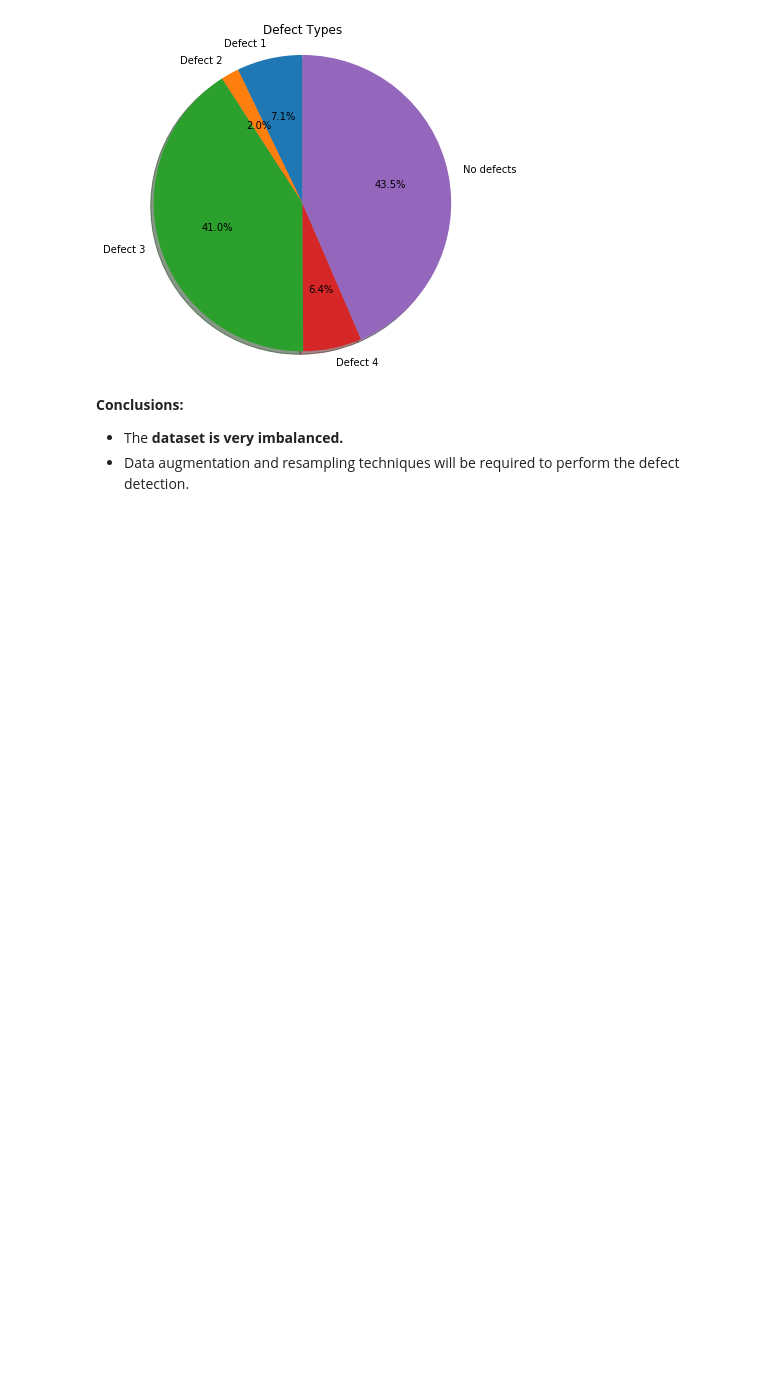
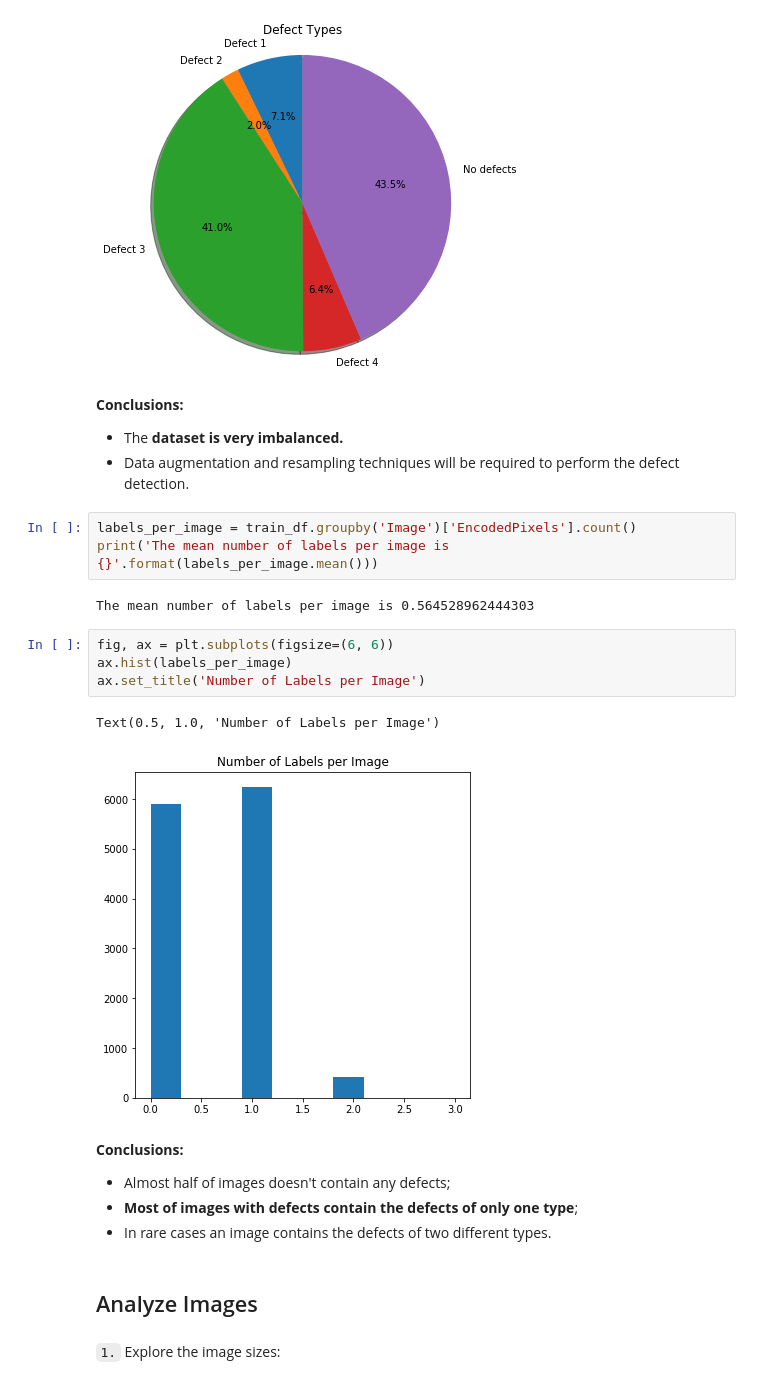
Before and after one commit to Lexie88rus/steel_defect_detection, a Jupyter notebook: steel_defect_detection_EDA.ipynb, the cells around one changed output. Drawn from its saved outputs; the diff is of its cells as text; blank space fills up the shorter version.

```diff
--- a/steel_defect_detection_EDA.ipynb
+++ b/steel_defect_detection_EDA.ipynb
@@ -180,3 +180,24 @@ plt.show()
 __Conclusions:__
 * The __dataset is very imbalanced.__
 * Data augmentation and resampling techniques will be required to perform the defect detection.
+# %%
+labels_per_image = train_df.groupby('Image')['EncodedPixels'].count()
+print('The mean number of labels per image is {}'.format(labels_per_image.mean()))
+# %% [output]
+The mean number of labels per image is 0.564528962444303
+# %%
+fig, ax = plt.subplots(figsize=(6, 6))
+ax.hist(labels_per_image)
+ax.set_title('Number of Labels per Image')
+# %% [output]
+Text(0.5, 1.0, 'Number of Labels per Image')
+[figure, added]
+# %% [markdown]
+__Conclusions:__
+* Almost half of images doesn't contain any defects;
+* __Most of images with defects contain the defects of only one type__;
+* In rare cases an image contains the defects of two different types.
+# %% [markdown]
+## Analyze Images
+# %% [markdown]
+`1.` Explore the image sizes:
```
Also changed, not shown: parts of 5 cells of this notebook.
